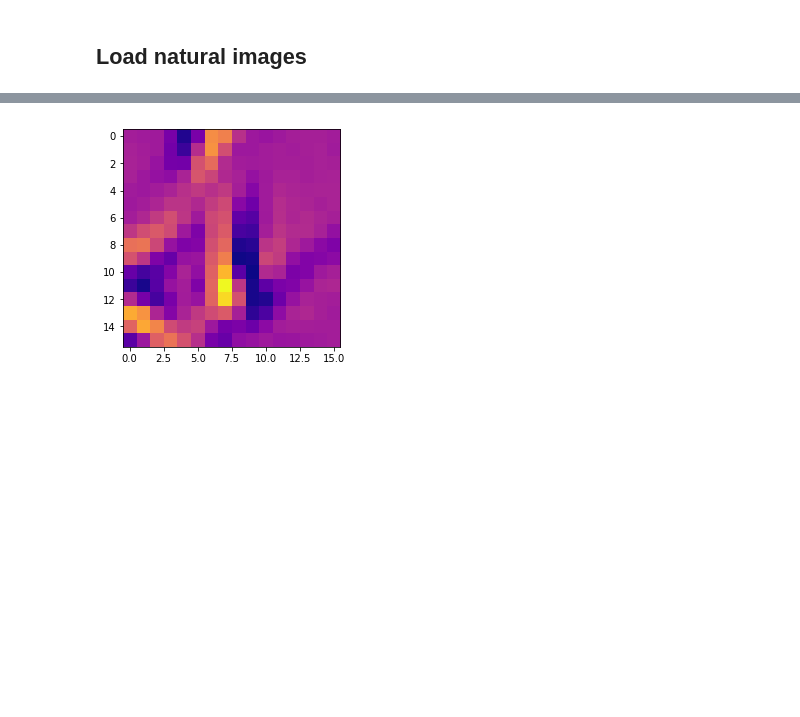
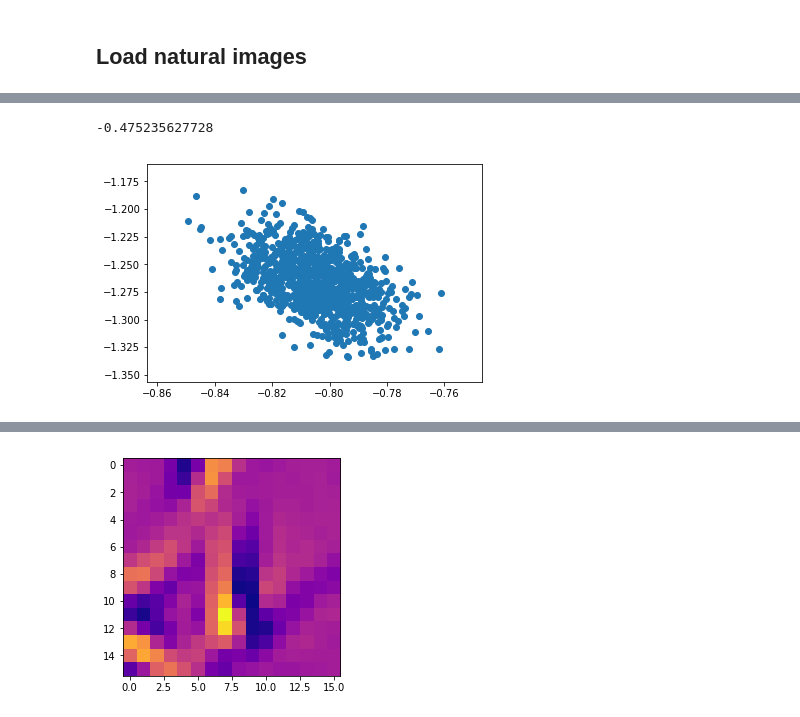
Before and after one commit to ncinko/RW, a Jupyter notebook: Plotting bases.ipynb, the cells around one changed output, grey strips where cells are left out. Saved outputs shown, nothing was run; the diff lists cells and outputs as text; code cells hidden in the pictures; blank space fills up the shorter version.

```diff
--- a/Plotting bases.ipynb
+++ b/Plotting bases.ipynb
@@ -62,6 +59,6 @@ range(0, 5)
 # %%
 for i,j in combinations(range(300),2):
     corr = np.corrcoef(ahat[i,:], ahat[j,:])[0, 1]
-    if abs(corr) > 0.35 and i != j:
+    if abs(corr) > 0.4 and i != j:
         print(i,j)
 # %% [output]
@@ -81,0 +117,5 @@ I = sample_images(1, IMAGES)
+# %%
+plot_neurons(67,81)
+# %% [output]
+-0.475235627728
+[figure, added]
```
Also changed, not shown: parts of 33 cells of this notebook.
